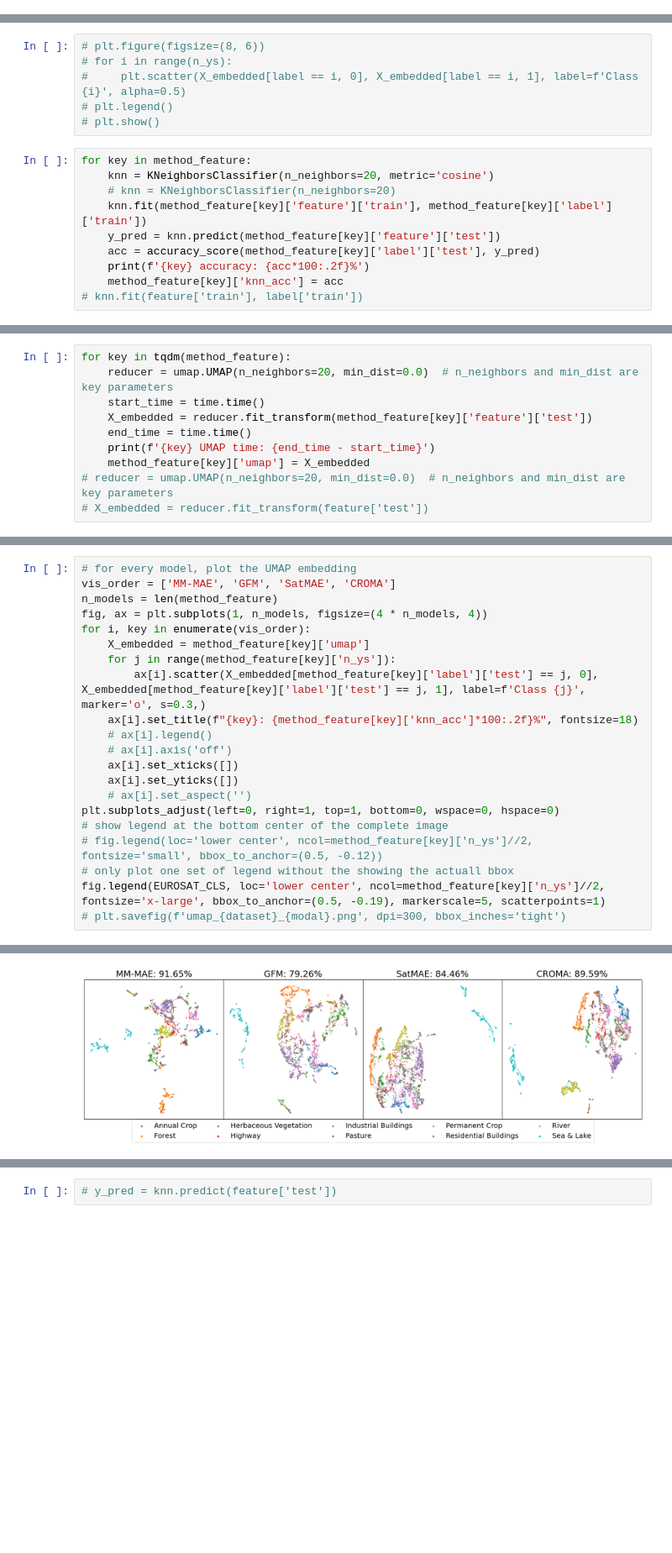
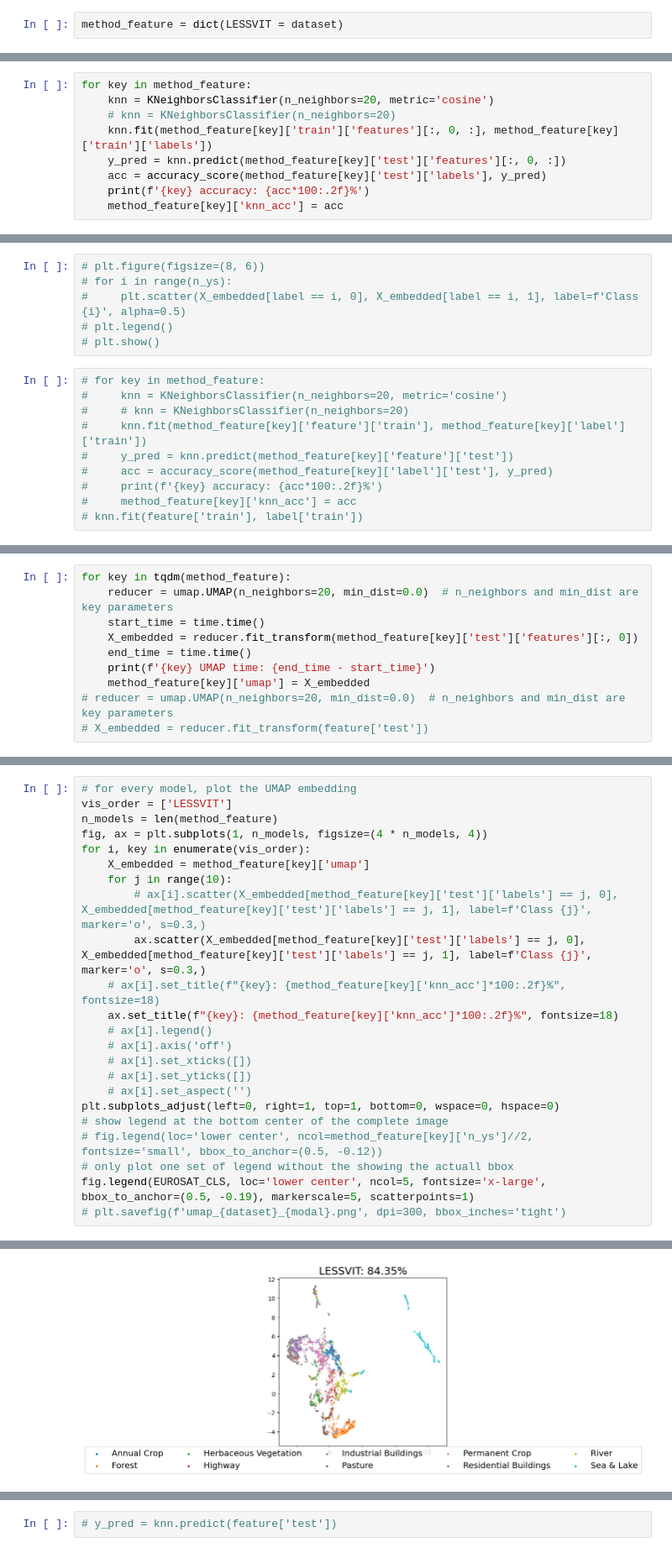
Before and after one commit to uiuctml/GeospatialFM, a Jupyter notebook: vis_feature.ipynb, the cells around one changed output, grey strips where cells are left out. Shown at 84% size. Saved outputs shown, nothing was run; the diff lists cells and outputs as text; blank space fills up the shorter version.

```diff
--- a/vis_feature.ipynb
+++ b/vis_feature.ipynb
@@ -64,0 +163,2 @@ vis_content
+# %%
+method_feature = dict(LESSVIT = dataset)
@@ -64,0 +169,9 @@ vis_content
+# %%
+for key in method_feature:
+    knn = KNeighborsClassifier(n_neighbors=20, metric='cosine')
+    # knn = KNeighborsClassifier(n_neighbors=20)
+    knn.fit(method_feature[key]['train']['features'][:, 0, :], method_feature[key]['train']['labels'])
+    y_pred = knn.predict(method_feature[key]['test']['features'][:, 0, :])
+    acc = accuracy_score(method_feature[key]['test']['labels'], y_pred)
+    print(f'{key} accuracy: {acc*100:.2f}%')
+    method_feature[key]['knn_acc'] = acc
@@ -124,12 +230,12 @@ dict_keys(['SatMAE', 'MM-MAE', 'GFM', 'CROMA'])
 # plt.legend()
 # plt.show()
 # %%
-for key in method_feature:
-    knn = KNeighborsClassifier(n_neighbors=20, metric='cosine')
-    # knn = KNeighborsClassifier(n_neighbors=20)
-    knn.fit(method_feature[key]['feature']['train'], method_feature[key]['label']['train'])
-    y_pred = knn.predict(method_feature[key]['feature']['test'])
-    acc = accuracy_score(method_feature[key]['label']['test'], y_pred)
-    print(f'{key} accuracy: {acc*100:.2f}%')
-    method_feature[key]['knn_acc'] = acc
+# for key in method_feature:
+#     knn = KNeighborsClassifier(n_neighbors=20, metric='cosine')
+#     # knn = KNeighborsClassifier(n_neighbors=20)
+#     knn.fit(method_feature[key]['feature']['train'], method_feature[key]['label']['train'])
+#     y_pred = knn.predict(method_feature[key]['feature']['test'])
+#     acc = accuracy_score(method_feature[key]['label']['test'], y_pred)
+#     print(f'{key} accuracy: {acc*100:.2f}%')
+#     method_feature[key]['knn_acc'] = acc
 # knn.fit(feature['train'], label['train'])
@@ -142,7 +243,7 @@ CROMA accuracy: 89.59%
 for key in tqdm(method_feature):
     reducer = umap.UMAP(n_neighbors=20, min_dist=0.0)  # n_neighbors and min_dist are key parameters
     start_time = time.time()
-    X_embedded = reducer.fit_transform(method_feature[key]['feature']['test'])
+    X_embedded = reducer.fit_transform(method_feature[key]['test']['features'][:, 0])
     end_time = time.time()
     print(f'{key} UMAP time: {end_time - start_time}')
     method_feature[key]['umap'] = X_embedded
@@ -156,22 +254,24 @@ CROMA UMAP time: 19.65175700187683
 # %%
 # for every model, plot the UMAP embedding
-vis_order = ['MM-MAE', 'GFM', 'SatMAE', 'CROMA']
+vis_order = ['LESSVIT']
 n_models = len(method_feature)
 fig, ax = plt.subplots(1, n_models, figsize=(4 * n_models, 4))
 for i, key in enumerate(vis_order):
     X_embedded = method_feature[key]['umap']
-    for j in range(method_feature[key]['n_ys']):
-        ax[i].scatter(X_embedded[method_feature[key]['label']['test'] == j, 0], X_embedded[method_feature[key]['label']['test'] == j, 1], label=f'Class {j}', marker='o', s=0.3,)
-    ax[i].set_title(f"{key}: {method_feature[key]['knn_acc']*100:.2f}%", fontsize=18)
+    for j in range(10):
+        # ax[i].scatter(X_embedded[method_feature[key]['test']['labels'] == j, 0], X_embedded[method_feature[key]['test']['labels'] == j, 1], label=f'Class {j}', marker='o', s=0.3,)
+        ax.scatter(X_embedded[method_feature[key]['test']['labels'] == j, 0], X_embedded[method_feature[key]['test']['labels'] == j, 1], label=f'Class {j}', marker='o', s=0.3,)
+    # ax[i].set_title(f"{key}: {method_feature[key]['knn_acc']*100:.2f}%", fontsize=18)
+    ax.set_title(f"{key}: {method_feature[key]['knn_acc']*100:.2f}%", fontsize=18)
     # ax[i].legend()
     # ax[i].axis('off')
-    ax[i].set_xticks([])
-    ax[i].set_yticks([])
+    # ax[i].set_xticks([])
+    # ax[i].set_yticks([])
     # ax[i].set_aspect('')
 plt.subplots_adjust(left=0, right=1, top=1, bottom=0, wspace=0, hspace=0)
 # show legend at the bottom center of the complete image
 # fig.legend(loc='lower center', ncol=method_feature[key]['n_ys']//2, fontsize='small', bbox_to_anchor=(0.5, -0.12))
 # only plot one set of legend without the showing the actuall bbox
-fig.legend(EUROSAT_CLS, loc='lower center', ncol=method_feature[key]['n_ys']//2, fontsize='x-large', bbox_to_anchor=(0.5, -0.19), markerscale=5, scatterpoints=1)
+fig.legend(EUROSAT_CLS, loc='lower center', ncol=5, fontsize='x-large', bbox_to_anchor=(0.5, -0.19), markerscale=5, scatterpoints=1)
 # plt.savefig(f'umap_{dataset}_{modal}.png', dpi=300, bbox_inches='tight')
 # %% [output]
@@ -178,4 +279,4 @@ fig.legend(EUROSAT_CLS, loc='lower center', ncol=method_feature[key]['n_ys']//2,
-[figure, old version]
+[figure, new version]
 # %%
 # # Plot
 # plt.figure(figsize=(8, 6))
```
Also changed, not shown: parts of 13 cells of this notebook, 11 other files.
